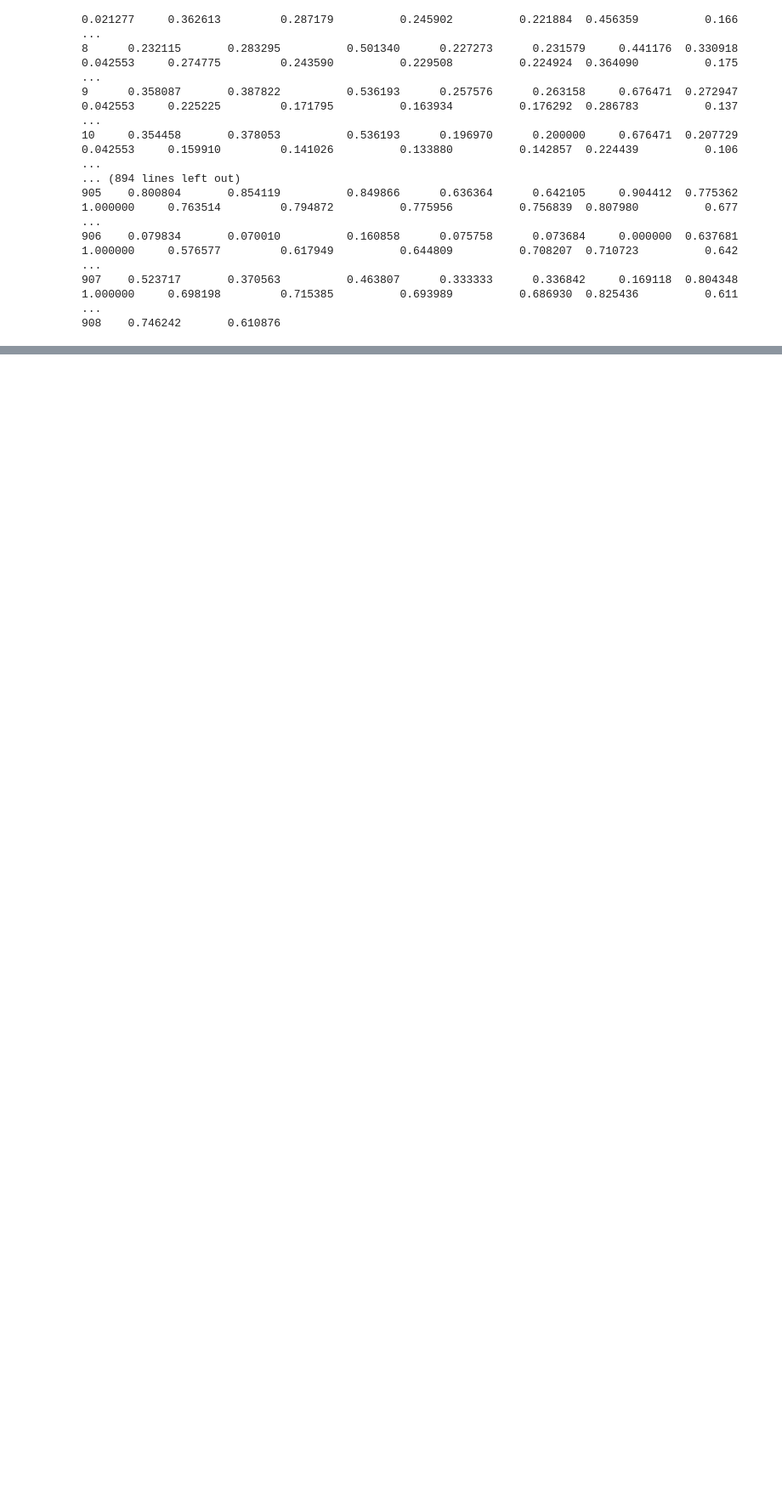
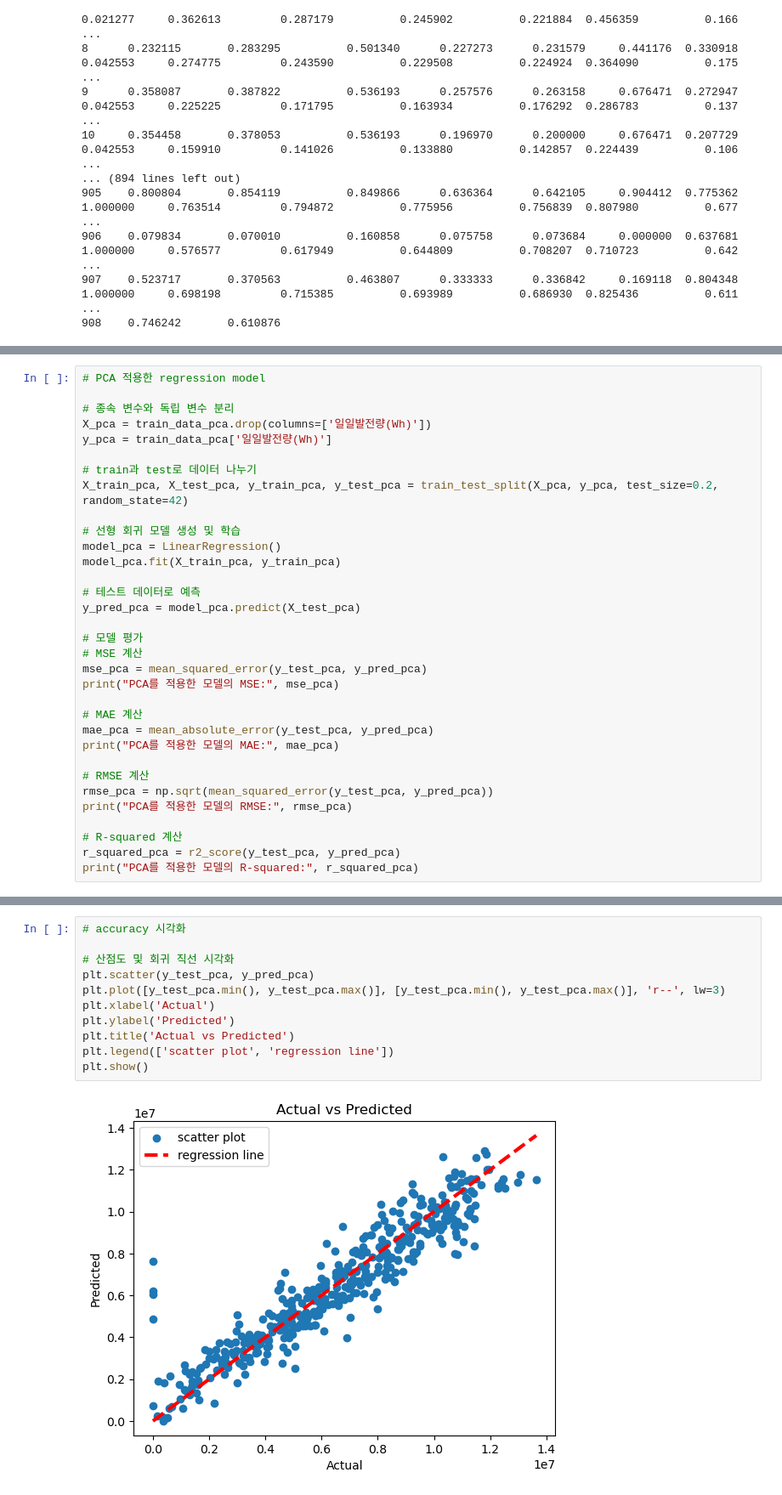
Before and after one commit to alwayshs/DSTP, a Jupyter notebook: Code.ipynb, the cells around one changed output, grey strips where cells are left out. Shown at 85% size. Cells and saved outputs as stored; diff of their text form; blank space fills up the shorter version.

```diff
--- a/Code.ipynb
+++ b/Code.ipynb
@@ -675,0 +562,33 @@ print(comparison_df)
+# %%
+# PCA 적용한 regression model
+
+# 종속 변수와 독립 변수 분리
+X_pca = train_data_pca.drop(columns=['일일발전량(Wh)'])
+y_pca = train_data_pca['일일발전량(Wh)']
+
+# train과 test로 데이터 나누기
+X_train_pca, X_test_pca, y_train_pca, y_test_pca = train_test_split(X_pca, y_pca, test_size=0.2, random_state=42)
+
+# 선형 회귀 모델 생성 및 학습
+model_pca = LinearRegression()
+model_pca.fit(X_train_pca, y_train_pca)
+
+# 테스트 데이터로 예측
+y_pred_pca = model_pca.predict(X_test_pca)
+
+# 모델 평가
+# MSE 계산
+mse_pca = mean_squared_error(y_test_pca, y_pred_pca)
+print("PCA를 적용한 모델의 MSE:", mse_pca)
+
+# MAE 계산
+mae_pca = mean_absolute_error(y_test_pca, y_pred_pca)
+print("PCA를 적용한 모델의 MAE:", mae_pca)
+
+# RMSE 계산
+rmse_pca = np.sqrt(mean_squared_error(y_test_pca, y_pred_pca))
+print("PCA를 적용한 모델의 RMSE:", rmse_pca)
+
+# R-squared 계산
+r_squared_pca = r2_score(y_test_pca, y_pred_pca)
+print("PCA를 적용한 모델의 R-squared:", r_squared_pca)
@@ -675,0 +600,13 @@ print(comparison_df)
+# %%
+# accuracy 시각화
+
+# 산점도 및 회귀 직선 시각화
+plt.scatter(y_test_pca, y_pred_pca)
+plt.plot([y_test_pca.min(), y_test_pca.max()], [y_test_pca.min(), y_test_pca.max()], 'r--', lw=3)
+plt.xlabel('Actual')
+plt.ylabel('Predicted')
+plt.title('Actual vs Predicted')
+plt.legend(['scatter plot', 'regression line'])
+plt.show()
+# %% [output]
+[figure, added]
```
Also changed, not shown: parts of 19 cells of this notebook.
